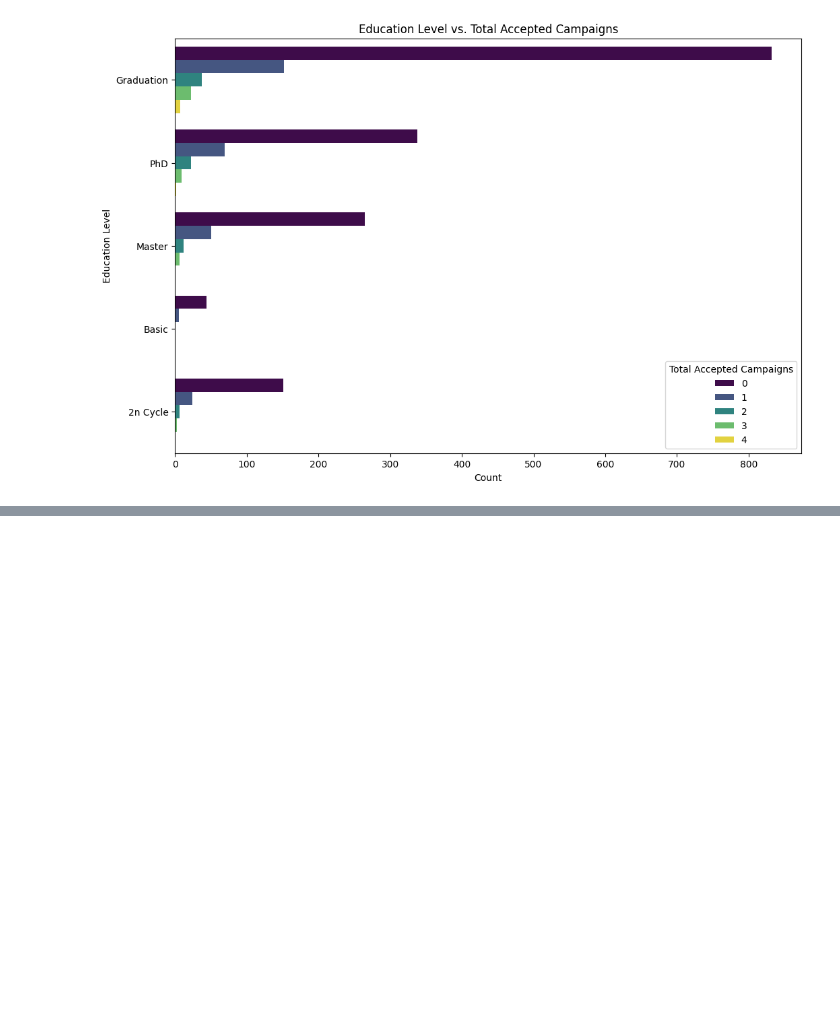
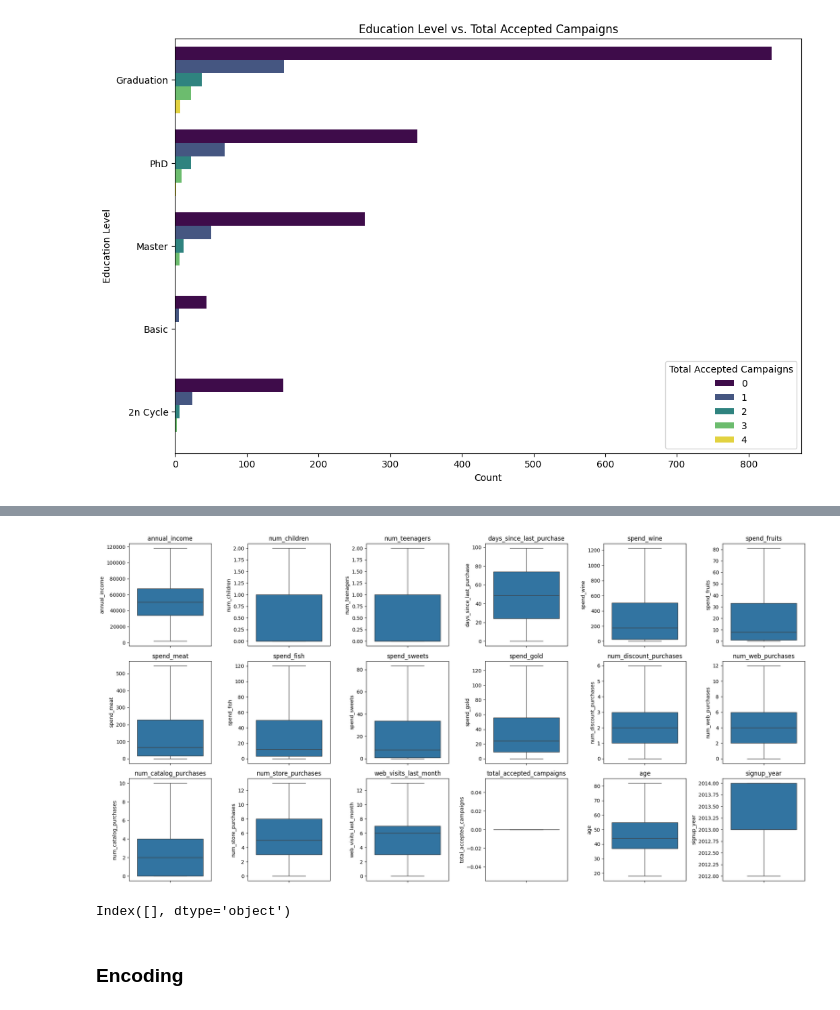
Before and after one commit to abdo-ghg/Retail-Buyer-Segmentation, a Jupyter notebook: project.ipynb, the cells around one changed output, grey strips where cells are left out. Cells and saved outputs as stored; diff of their text form; code cells hidden in the pictures; blank space fills up the shorter version.

```diff
--- a/project.ipynb
+++ b/project.ipynb
@@ -257,0 +287,13 @@ plt.show()
+# %%
+numerical_cols = df.select_dtypes(include=np.number).columns
+
+for col in numerical_cols:
+    Q1 = df[col].quantile(0.25)
+    Q3 = df[col].quantile(0.75)
+    IQR = Q3 - Q1
+    lower_bound = Q1 - 1.5 * IQR
+    upper_bound = Q3 + 1.5 * IQR
+    outliers_iqr = df[(df[col] < lower_bound) | (df[col] > upper_bound)]
+    df[col] = df[col].clip(lower=lower_bound, upper=upper_bound)
+    # print(f"Outliers detected by IQR:\n{outliers_iqr}")
+    print (outliers_iqr.count())
@@ -257,0 +318,20 @@ plt.show()
+# %%
+plt.figure(figsize=(20, 10))
+
+rows = 3
+cols = 6
+
+for i, col in enumerate(numerical_cols, 1):
+    plt.subplot(rows, cols, i)
+    sns.boxplot(y=df[col])
+    plt.title(col)
+    plt.tight_layout()
+# %% [output]
+[figure, added]
+# %%
+categorical_cols = df.select_dtypes(include='object').columns
+categorical_cols
+# %% [output]
+Index([], dtype='object')
+# %% [markdown]
+### Encoding
```
Also changed, not shown: parts of 15 cells of this notebook.
